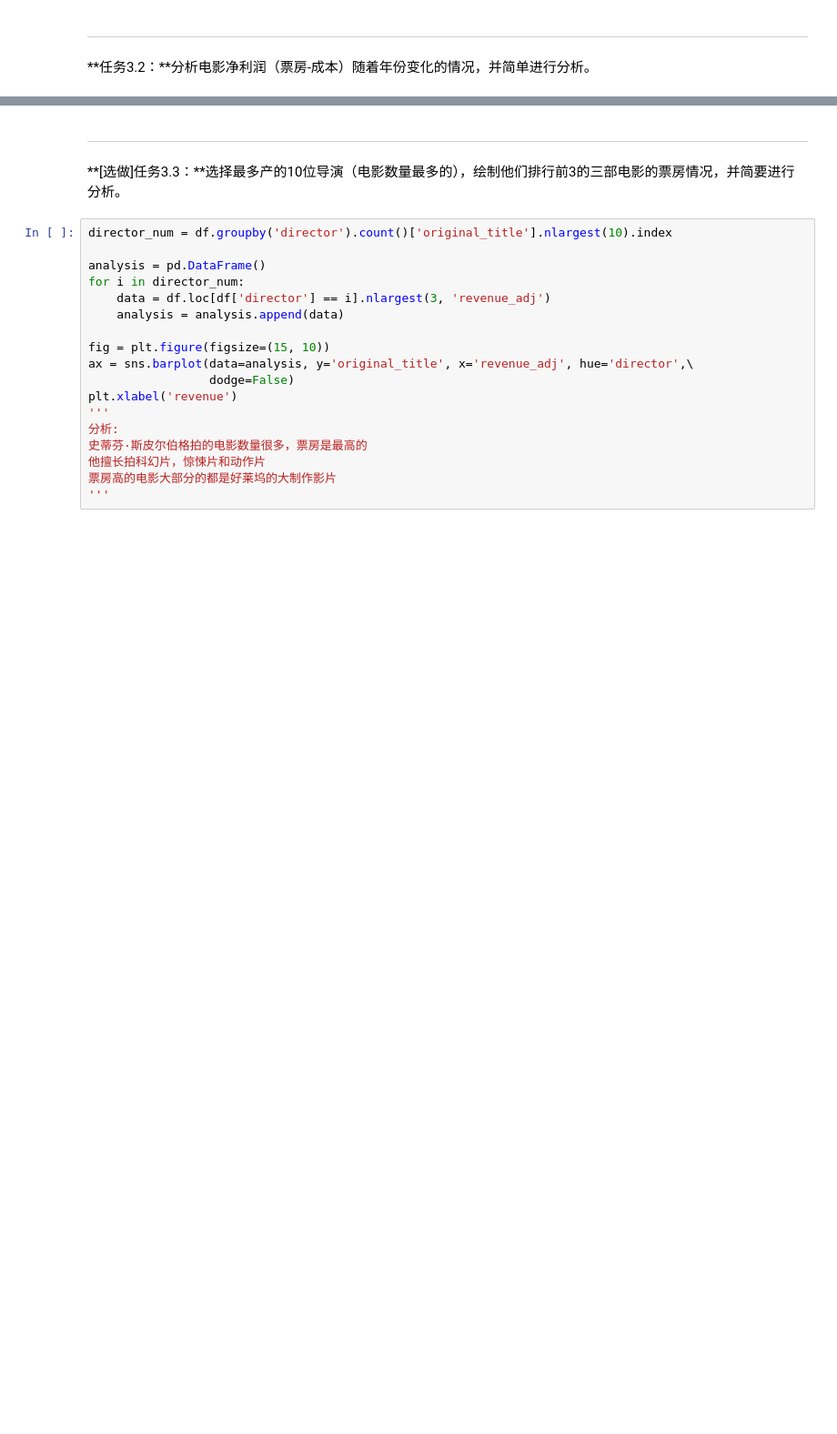
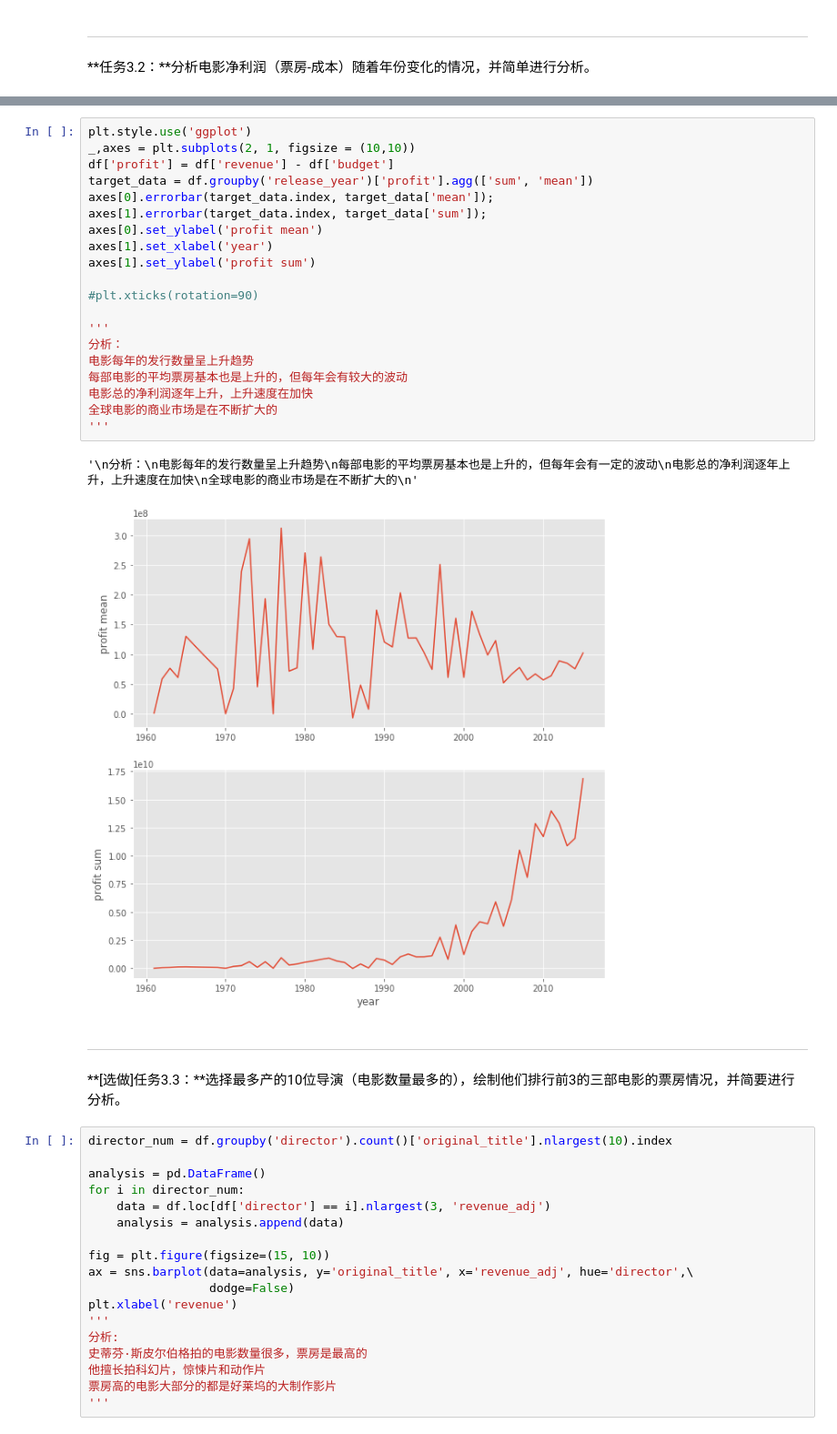
Before and after one commit to baoyunqing/Python_learning, a Jupyter notebook: Explore Movie Dataset.ipynb, the cells around one changed output, grey strips where cells are left out. Shown at 91% size. Drawn from its saved outputs; the diff is of its cells as text; blank space fills up the shorter version.

```diff
--- a/Explore Movie Dataset.ipynb
+++ b/Explore Movie Dataset.ipynb
@@ -242,3 +240,26 @@ plt.errorbar(x=profit_mean.index,y=profit_mean, color=base_color)
+# %%
+plt.style.use('ggplot')
+_,axes = plt.subplots(2, 1, figsize = (10,10))
+df['profit'] = df['revenue'] - df['budget']
+target_data = df.groupby('release_year')['profit'].agg(['sum', 'mean'])
+axes[0].errorbar(target_data.index, target_data['mean']);
+axes[1].errorbar(target_data.index, target_data['sum']);
+axes[0].set_ylabel('profit mean')
+axes[1].set_xlabel('year')
+axes[1].set_ylabel('profit sum')
+
+#plt.xticks(rotation=90)
+
+'''
+分析：
+电影每年的发行数量呈上升趋势
+每部电影的平均票房基本也是上升的，但每年会有较大的波动
+电影总的净利润逐年上升，上升速度在加快
+全球电影的商业市场是在不断扩大的
+'''
+# %% [output]
+'\n分析：\n电影每年的发行数量呈上升趋势\n每部电影的平均票房基本也是上升的，但每年会有一定的波动\n电影总的净利润逐年上升，上升速度在加快\n全球电影的商业市场是在不断扩大的\n'
+[figure, added]
 # %% [markdown]
 ---
 
```
Also changed, not shown: parts of 8 cells of this notebook, 2 other files.
